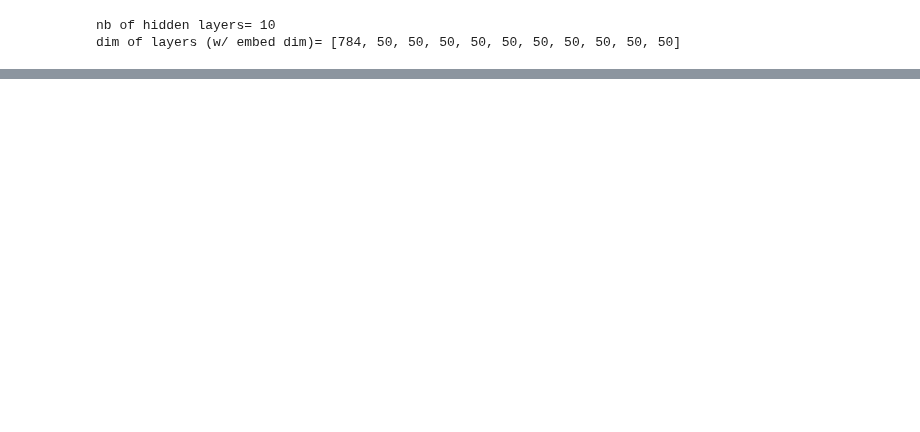
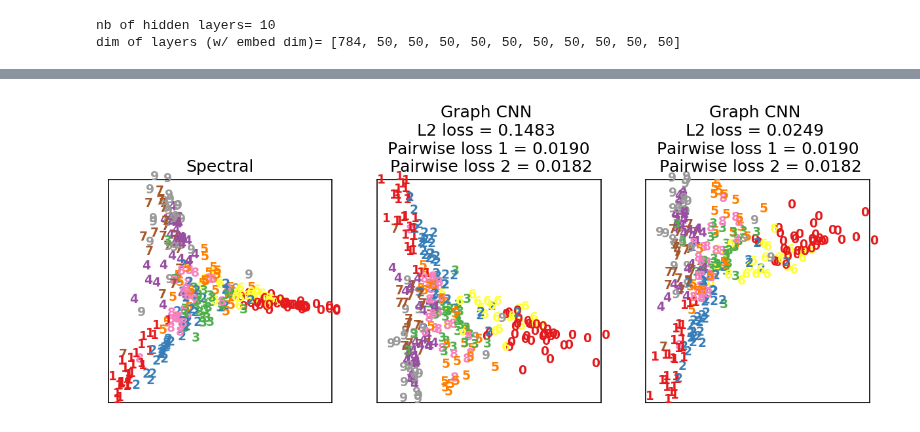
Before and after one commit to leowyy/fyp-graph-clustering, a Jupyter notebook: experiments/similarity_measure.ipynb, the cells around one changed output, grey strips where cells are left out. Saved outputs shown, nothing was run; the diff lists cells and outputs as text; code cells hidden in the pictures; blank space fills up the shorter version.

```diff
--- a/experiments/similarity_measure.ipynb
+++ b/experiments/similarity_measure.ipynb
@@ -114,10 +27,11 @@ Pairwise loss = 0.006487159795159361
 task_parameters = {}
 task_parameters['flag_task'] = 'clustering'
 task_parameters['reduction_method'] = 'spectral'
+task_parameters['n_components'] = 2
 
 net_parameters = {}
 net_parameters['D'] = 784
-net_parameters['n_components'] = 2
+net_parameters['n_components'] = task_parameters['n_components']
 net_parameters['H'] = 50
 net_parameters['L'] = 10
 # %%
@@ -309,0 +51,39 @@ Pairwise loss 2 = 0.01193961474639622
+# %%
+# Loss functions
+def pairwise_loss_function_1(y_true, y_pred, W):
+    pairwise_loss_1 = mean_squared_error(y_true[W.row,:], y_true[W.col,:])
+    pairwise_loss_2 = mean_squared_error(y_pred[W.row,:], y_pred[W.col,:])
+    return abs(pairwise_loss_1 - pairwise_loss_2)
+
+def pairwise_loss_function_2(y_true, y_pred, W):
+    pairwise_loss_1 = l2_norm(y_true[W.row,:] - y_true[W.col,:])
+    pairwise_loss_2 = l2_norm(y_pred[W.row,:] - y_pred[W.col,:])
+    return np.average(np.square(pairwise_loss_1 - pairwise_loss_2))
+# %%
+# Draw random subset of data
+inputs, labels = draw_random_subset(test_data, num_samples=300)
+inputs = inputs.view(inputs.shape[0],-1).numpy()
+G = DataEmbeddingGraph(inputs, labels, 'spectral')
+y_pred = net.forward(G).detach().numpy()
+# %%
+f, axarr = plt.subplots(1, 3, sharex='col', sharey='row', figsize=(10, 3), dpi=150)
+
+l2_loss = mean_squared_error(G.target, y_pred)
+pairwise_loss_1 = pairwise_loss_function_1(G.target, y_pred, G.adj_matrix)
+pairwise_loss_2 = pairwise_loss_function_2(G.target, y_pred, G.adj_matrix)
+graph_title_1 = "L2 loss = {:.4f} \n Pairwise loss 1 = {:.4f} \n Pairwise loss 2 = {:.4f}".format(l2_loss, pairwise_loss_1, pairwise_loss_2)
+
+y_rot = np.zeros(y_pred.shape)
+y_rot[:,0] = y_pred[:,0]
+y_rot[:,1] = y_pred[:,1] * -1
+
+l2_loss = mean_squared_error(G.target, y_rot)
+pairwise_loss_1 = pairwise_loss_function_1(G.target, y_rot, G.adj_matrix)
+pairwise_loss_2 = pairwise_loss_function_2(G.target, y_rot, G.adj_matrix)
+graph_title_2 = "L2 loss = {:.4f} \n Pairwise loss 1 = {:.4f} \n Pairwise loss 2 = {:.4f}".format(l2_loss, pairwise_loss_1, pairwise_loss_2)
+
+plot_embedding_subplot(axarr[0], G.target, G.labels.numpy(), 'Spectral')
+plot_embedding_subplot(axarr[1], y_pred, G.labels.numpy(), "Graph CNN \n" + graph_title_1)
+plot_embedding_subplot(axarr[2], y_rot, G.labels.numpy(), "Graph CNN \n" + graph_title_2)
+# %% [output]
+[figure, added]
```
Also changed, not shown: parts of 22 cells of this notebook, 7 other files.
